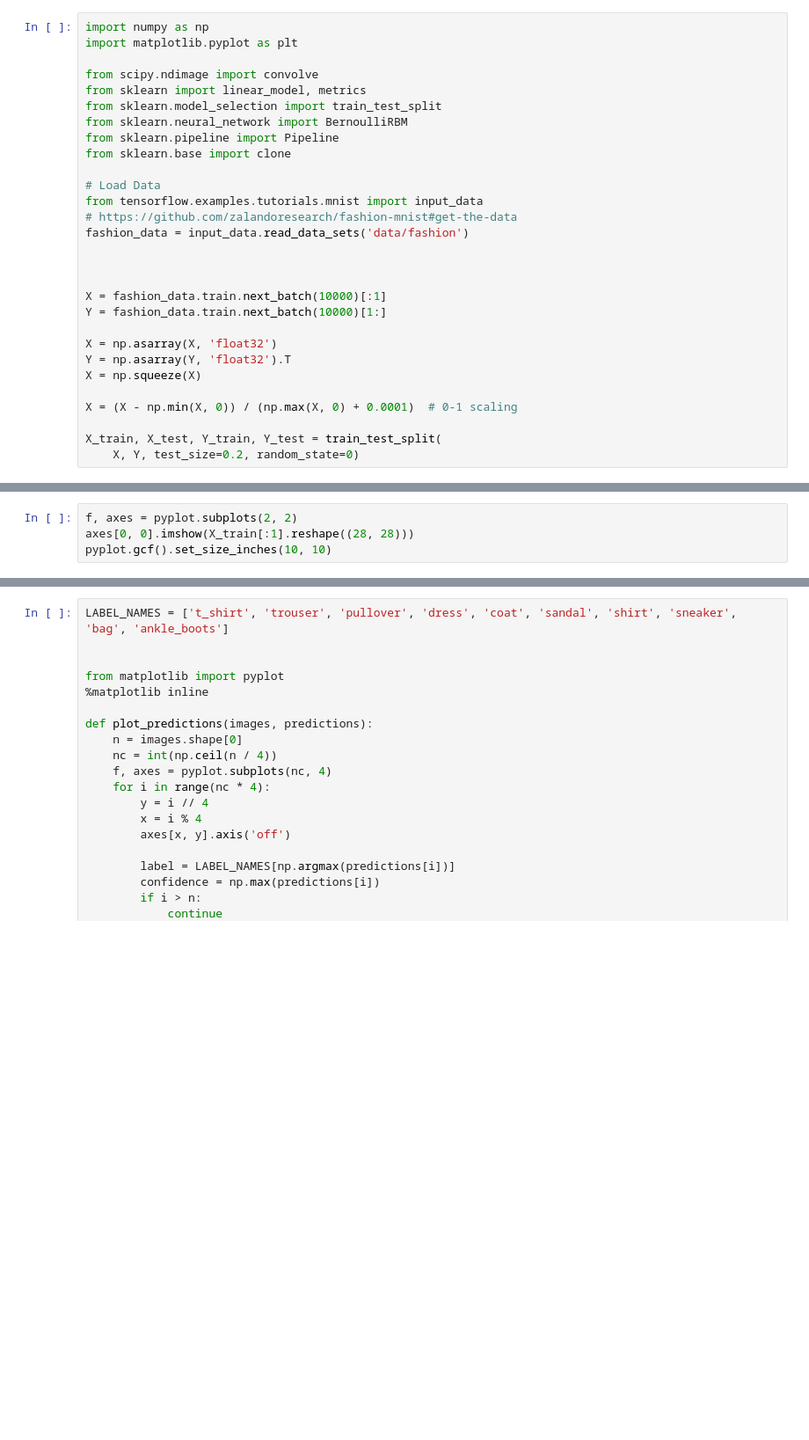
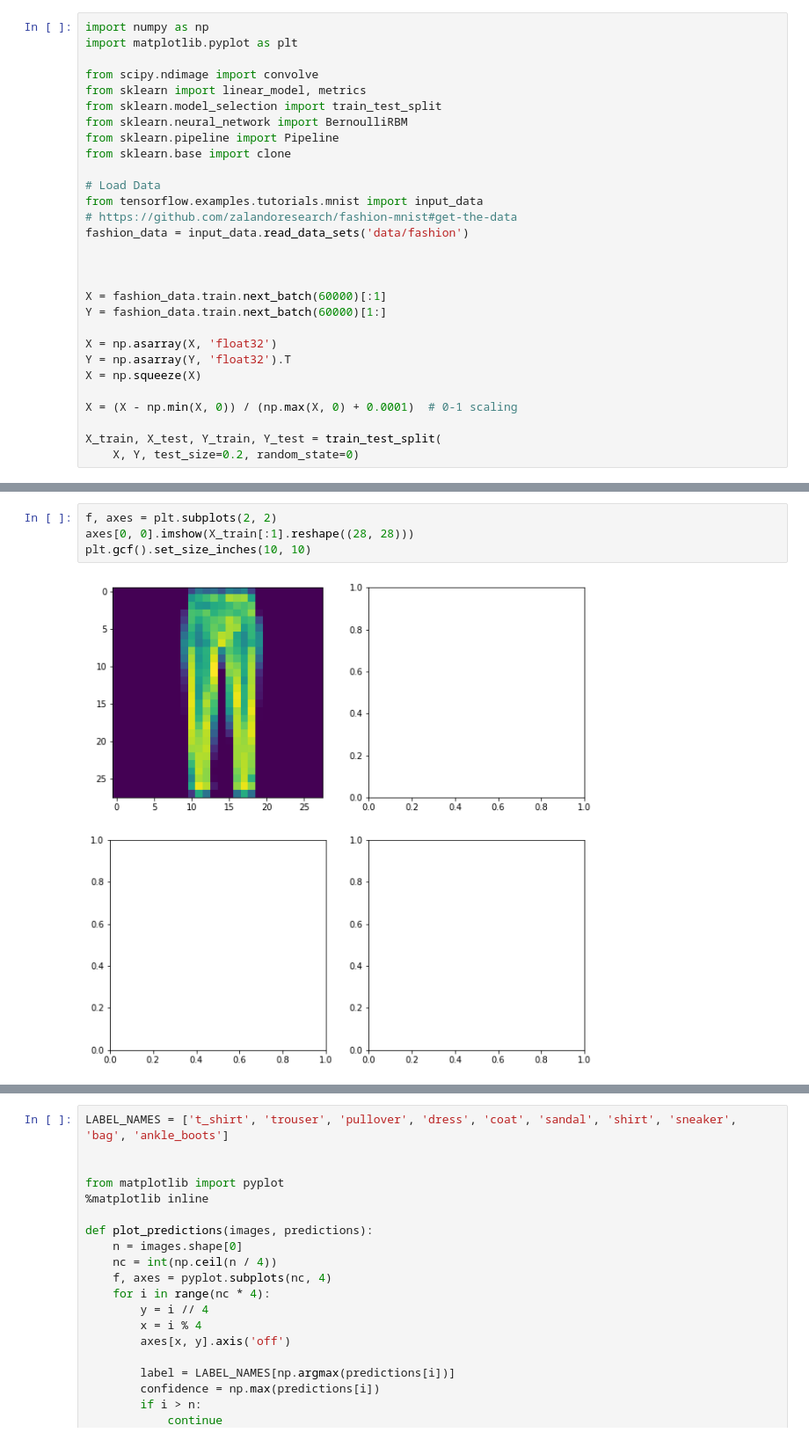
Before and after one commit to RobKnop/ThinkfulDataScienceBootcamp, a Jupyter notebook: Main/4.3.6_Challenge_MakeYourNetwork.ipynb, the cells around one changed output, grey strips where cells are left out. Shown at 88% size. Drawn from its saved outputs; the diff is of its cells as text; blank space fills up the shorter version.

```diff
--- a/Main/4.3.6_Challenge_MakeYourNetwork.ipynb
+++ b/Main/4.3.6_Challenge_MakeYourNetwork.ipynb
@@ -16,8 +19,8 @@ fashion_data = input_data.read_data_sets('data/fashion')
 
 
 
-X = fashion_data.train.next_batch(10000)[:1]
-Y = fashion_data.train.next_batch(10000)[1:]
+X = fashion_data.train.next_batch(60000)[:1]
+Y = fashion_data.train.next_batch(60000)[1:]
 
 X = np.asarray(X, 'float32')
 Y = np.asarray(Y, 'float32').T
@@ -30,7 +38,9 @@ X_train, X_test, Y_train, Y_test = train_test_split(
 # %%
-f, axes = pyplot.subplots(2, 2)
+f, axes = plt.subplots(2, 2)
 axes[0, 0].imshow(X_train[:1].reshape((28, 28)))
-pyplot.gcf().set_size_inches(10, 10)
+plt.gcf().set_size_inches(10, 10)
+# %% [output]
+[figure, added]
 # %%
 # Models we will use
 logistic = linear_model.LogisticRegression(solver='newton-cg', tol=1,
```
Also changed, not shown: parts of 4 cells of this notebook.
